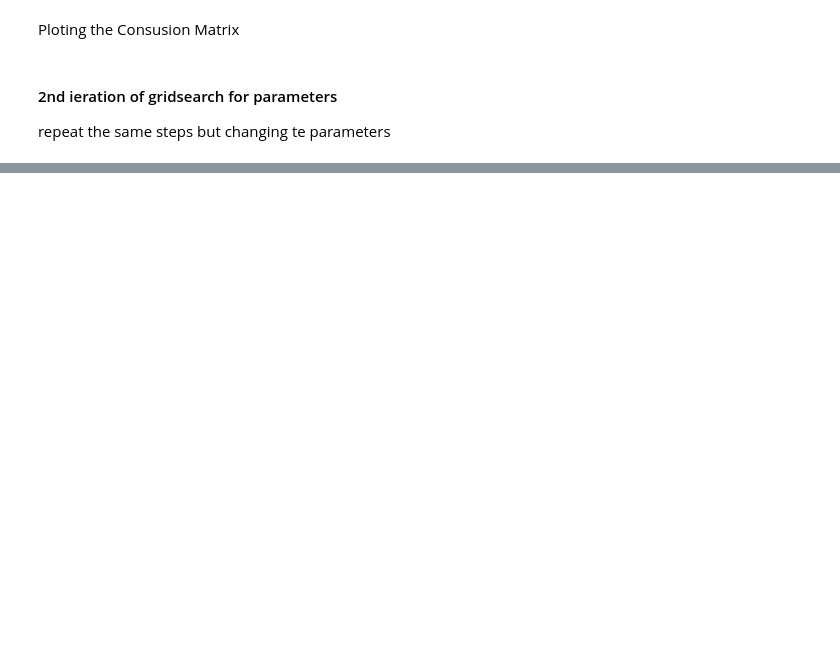
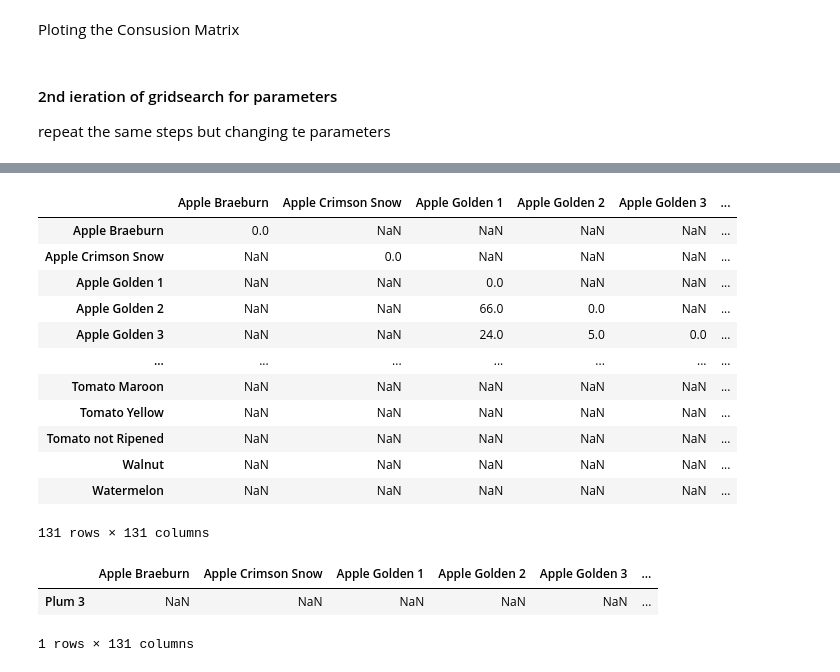
Before and after one commit to AdrianoGomes99/ImageClassification, a Jupyter notebook: RF.ipynb, the cells around one changed output, grey strips where cells are left out. Drawn from its saved outputs; the diff is of its cells as text; code cells hidden in the pictures; blank space fills up the shorter version.

```diff
--- a/RF.ipynb
+++ b/RF.ipynb
@@ -330,0 +627,18 @@ print("{0.2f}% accuracy with a standard deviation of {0.2f}%".format (scores.mea
+# %%
+df.columns=stringclass_train
+df.index=stringclass_train
+df
+# %% [output]
+|  | Apple Braeburn | Apple Crimson Snow | Apple Golden 1 | Apple Golden 2 | Apple Golden 3 | ... |
+| Apple Braeburn | 0.0 | NaN | NaN | NaN | NaN | ... |
+| Apple Crimson Snow | NaN | 0.0 | NaN | NaN | NaN | ... |
+| Apple Golden 1 | NaN | NaN | 0.0 | NaN | NaN | ... |
+| Apple Golden 2 | NaN | NaN | 66.0 | 0.0 | NaN | ... |
+| Apple Golden 3 | NaN | NaN | 24.0 | 5.0 | 0.0 | ... |
+| ... | ... | ... | ... | ... | ... | ... |
+| Tomato Maroon | NaN | NaN | NaN | NaN | NaN | ... |
+| Tomato Yellow | NaN | NaN | NaN | NaN | NaN | ... |
+| Tomato not Ripened | NaN | NaN | NaN | NaN | NaN | ... |
+| Walnut | NaN | NaN | NaN | NaN | NaN | ... |
+| Watermelon | NaN | NaN | NaN | NaN | NaN | ... |
+131 rows × 131 columns
@@ -330,0 +647,6 @@ print("{0.2f}% accuracy with a standard deviation of {0.2f}%".format (scores.mea
+# %%
+df.loc[(df==maxim).any()]
+# %% [output]
+|  | Apple Braeburn | Apple Crimson Snow | Apple Golden 1 | Apple Golden 2 | Apple Golden 3 | ... |
+| Plum 3 | NaN | NaN | NaN | NaN | NaN | ... |
+1 rows × 131 columns
```
Also changed, not shown: parts of 51 cells of this notebook.
